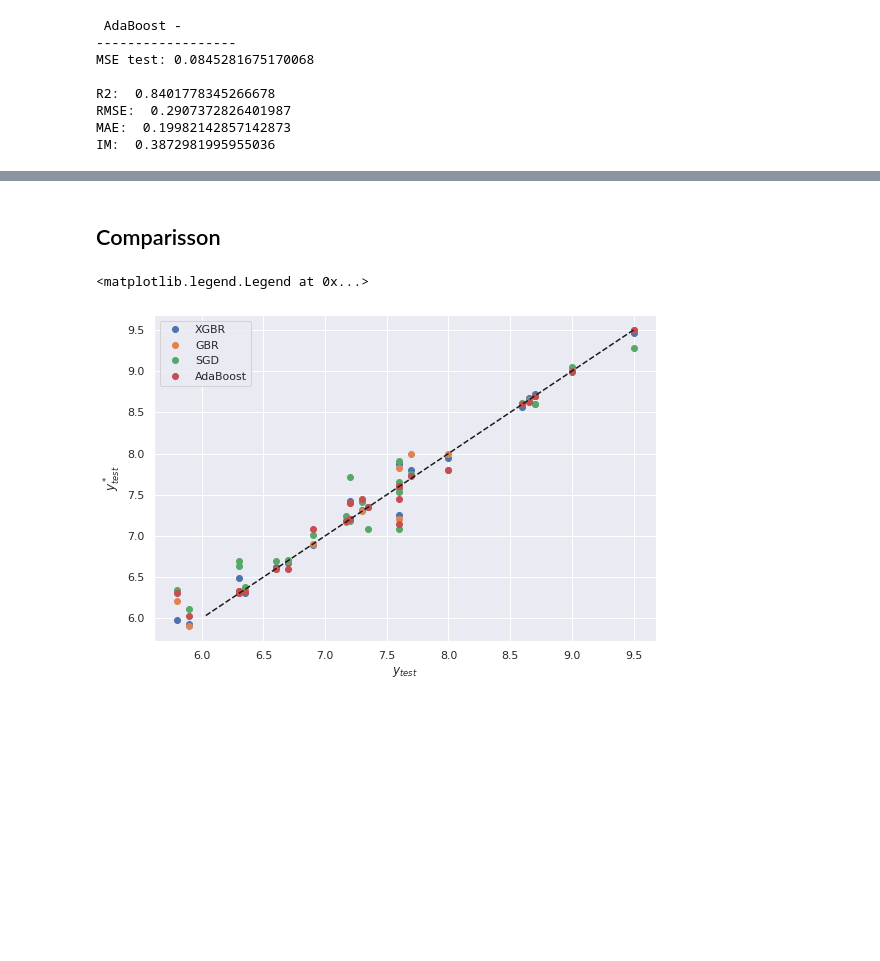
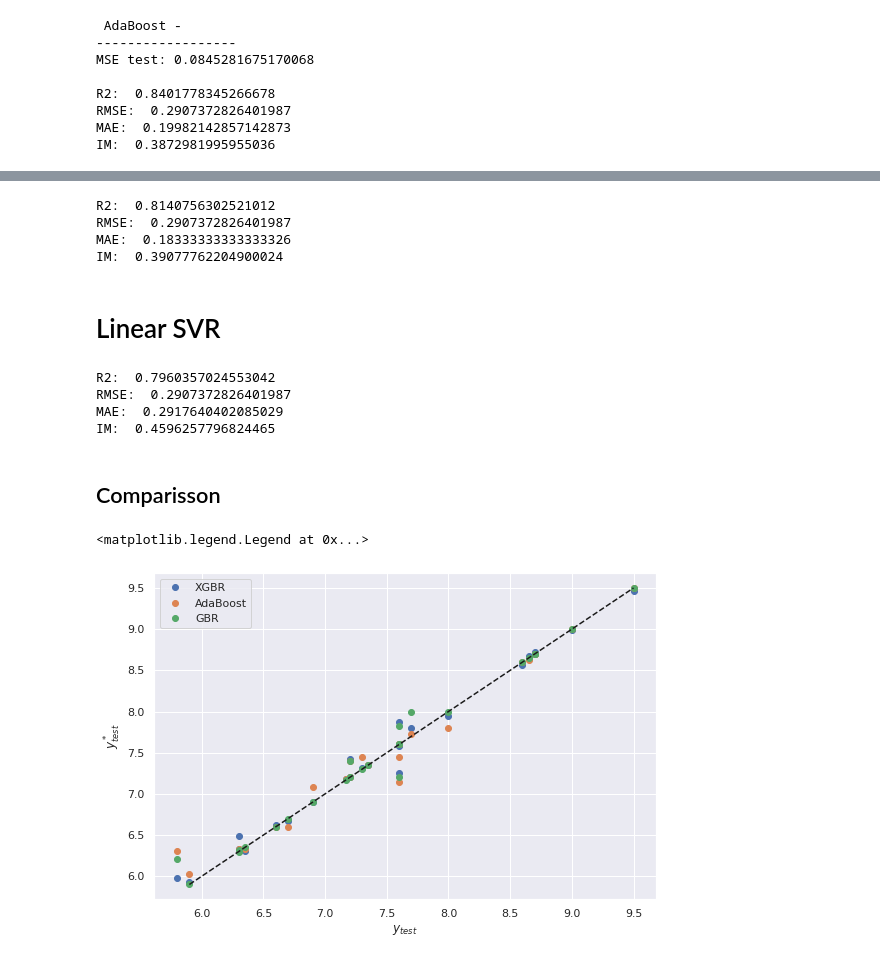
Before and after one commit to GermanOmar/GPs---WAAM, a Jupyter notebook: WAAM_AM4.ipynb, the cells around one changed output, grey strips where cells are left out. Drawn from its saved outputs; the diff is of its cells as text; code cells hidden in the pictures; blank space fills up the shorter version.

```diff
--- a/WAAM_AM4.ipynb
+++ b/WAAM_AM4.ipynb
@@ -141,7 +161,7 @@ KernelRidge                      -101.70  7.37        0.02
 from sklearn.ensemble import GradientBoostingRegressor
 #KERNEL
 #GBR=GradientBoostingRegressor(n_estimators=100, random_state=0)
-GBR=GradientBoostingRegressor(n_estimators=100, random_state=32, learning_rate=0.1 )
+GBR=GradientBoostingRegressor(n_estimators=5000, random_state=32, learning_rate=0.1 )
 
 #START TRAINING
 GBR.fit(X_train,y_train)
@@ -277,18 +282,12 @@ IM:  0.4665740124013502
 # %%
-from sklearn.linear_model import SGDRegressor
-
-print("-SGD regressor-")
-#KERNEL
-#SGD=SGDRegressor(random_state=32, max_iter=1000, tol=1e-3, loss='squared_loss', penalty='l2')
 from sklearn.ensemble import RandomForestRegressor
 #KERNEL
-SGD=RandomForestRegressor(n_estimators=500,max_depth=10)
-
+RFR=RandomForestRegressor(n_estimators=1000,max_depth=20)
 
 #START TRAINING
-SGD.fit(X_train,y_train)
+RFR.fit(X_train,y_train)
 #PREDICTION
-y_pred=SGD.predict(X_test)
+y_pred=RFR.predict(X_test)
 
 #EVAL
 from sklearn.metrics import mean_squared_error as MSE
@@ -441,20 +475,79 @@ IM:  0.3872981995955036
+# %%
+from sklearn.tree import DecisionTreeRegressor
+DT=DecisionTreeRegressor(max_depth=20)
+
+#START TRAINING
+DT.fit(X_train,y_train)
+#PREDICTION
+y_pred=DT.predict(X_test)
+print()
+
+from sklearn.metrics import r2_score
+from sklearn.metrics import mean_absolute_error as MAE
+
+#METRICS: R2, RMSE, MAE
+R2=r2_score(y_test, y_pred)
+print('R2: ',R2)
+RMSE = np.sqrt(MSE_test)
+print("RMSE: ", RMSE)
+MAE = MAE(y_test, y_pred)
+print("MAE: ", MAE)
+IM=np.sqrt(((1-R2)**2) + (RMSE**2) + (MAE**2) )
+print("IM: ", IM)
+print()
+# %% [output]
+R2:  0.8140756302521012
+RMSE:  0.2907372826401987
+MAE:  0.18333333333333326
+IM:  0.39077762204900024
+# %% [markdown]
+# Linear SVR
+# %%
+from sklearn.svm import LinearSVR
+
+SVR=LinearSVR( tol=0.0001, C=1.0,  fit_intercept=True, intercept_scaling=1.0, dual=True,  random_state=42)
+
+#START TRAINING
+SVR.fit(X_train,y_train)
+#PREDICTION
+y_pred=SVR.predict(X_test)
+print()
+
+from sklearn.metrics import r2_score
+from sklearn.metrics import mean_absolute_error as MAE
+
+#METRICS: R2, RMSE, MAE
+R2=r2_score(y_test, y_pred)
+print('R2: ',R2)
+RMSE = np.sqrt(MSE_test)
+print("RMSE: ", RMSE)
+MAE = MAE(y_test, y_pred)
+print("MAE: ", MAE)
+IM=np.sqrt(((1-R2)**2) + (RMSE**2) + (MAE**2) )
+print("IM: ", IM)
+print()
+# %% [output]
+R2:  0.7960357024553042
+RMSE:  0.2907372826401987
+MAE:  0.2917640402085029
+IM:  0.4596257796824465
 # %% [markdown]
 ## Comparisson
 # %%
-models = [xgbr, GBR, SGD,  Ada]
-labels = ['XGBR', 'GBR', 'SGD',  'AdaBoost']
+models = [xgbr, Ada, GBR,   ]
+labels = ['XGBR', 'AdaBoost', 'GBR']
 
 fig = plt.figure()
 fig.set_size_inches((9,6))
 
 for mod, label in zip( models, labels):
   y_pred = mod.predict(X)
   plt.plot(Y, y_pred, 'o' ,label = label)
 
 plt.plot([y_pred.min(), y_pred.max()], [y_pred.min(), y_pred.max()], 'k--')
 plt.ylabel('$y^*_{test}$')
 plt.xlabel('$y_{test}$')
 plt.legend()
 # %% [output]
 <matplotlib.legend.Legend at 0x...>
-[figure, old version]
+[figure, new version]
```
Also changed, not shown: parts of 14 cells of this notebook.
